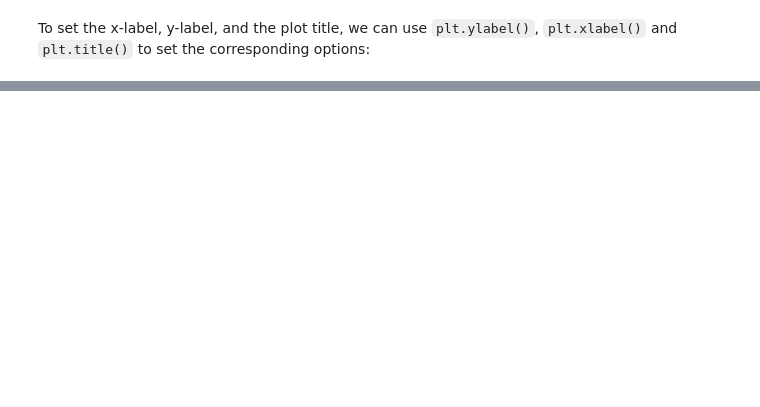
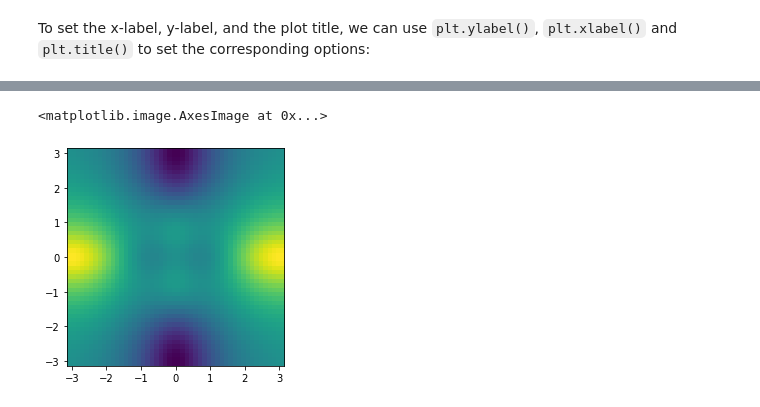
Before and after one commit to chenyulue/ISLP, a Jupyter notebook: Ch02-Statistical_Learning.ipynb, the cells around one changed output, grey strips where cells are left out. Cells and saved outputs as stored; diff of their text form; code cells hidden in the pictures; blank space fills up the shorter version.

Commit message:
Ch02-imshow

```diff
--- a/Ch02-Statistical_Learning.ipynb
+++ b/Ch02-Statistical_Learning.ipynb
@@ -212 +264,6 @@ To save the output of a python plot, we can use the function `plt.savefig()`. Th
+# %%
+plt.imshow(za, extent=[-np.pi, np.pi, -np.pi, np.pi])
+# %% [output]
+<matplotlib.image.AxesImage at 0x...>
+[figure, added]
 # %%
```
Also changed, not shown: parts of 19 cells of this notebook.
